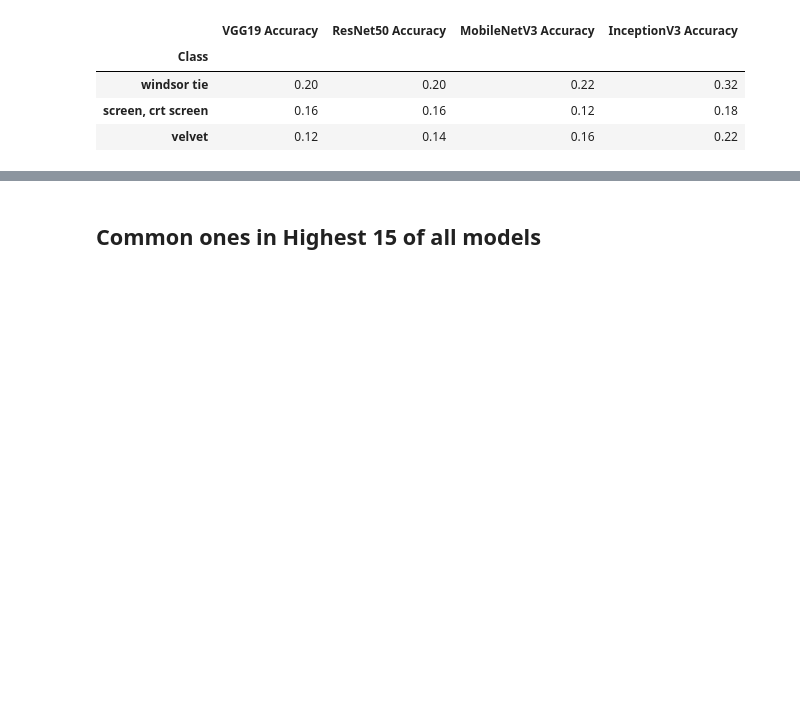
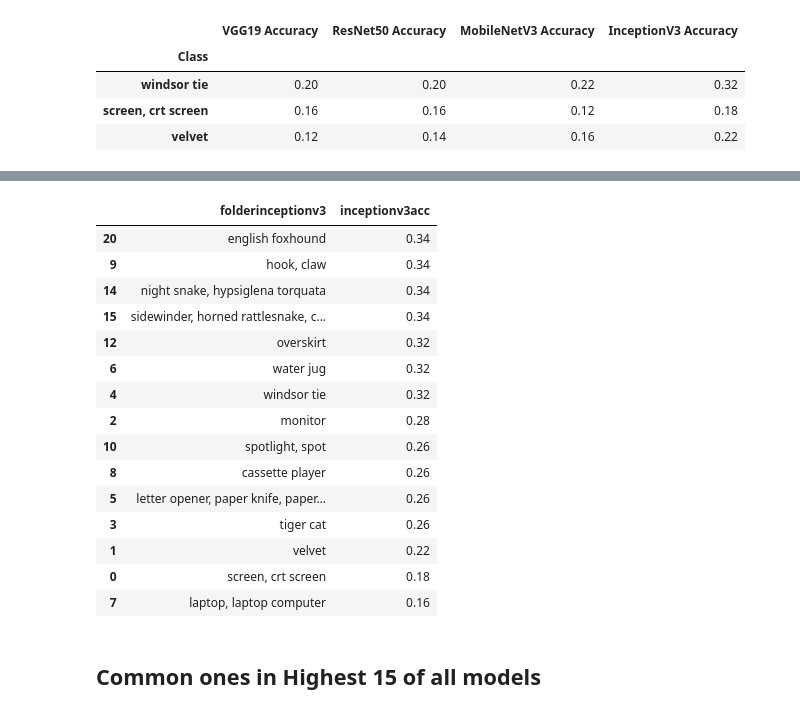
Before and after one commit to Khushi-MA/EIS, a Jupyter notebook: file1.ipynb, the cells around one changed output, grey strips where cells are left out. Cells and saved outputs as stored; diff of their text form; code cells hidden in the pictures; blank space fills up the shorter version.

```diff
--- a/file1.ipynb
+++ b/file1.ipynb
@@ -203,3 +254,22 @@ common_classes_df
+# %%
+df_4_lowest_15[['folderinceptionv3', 'inceptionv3acc']]
+# %% [output]
+|  | folderinceptionv3 | inceptionv3acc |
+| 20 | english foxhound | 0.34 |
+| 9 | hook, claw | 0.34 |
+| 14 | night snake, hypsiglena torquata | 0.34 |
+| 15 | sidewinder, horned rattlesnake, c... | 0.34 |
+| 12 | overskirt | 0.32 |
+| 6 | water jug | 0.32 |
+| 4 | windsor tie | 0.32 |
+| 2 | monitor | 0.28 |
+| 10 | spotlight, spot | 0.26 |
+| 8 | cassette player | 0.26 |
+| 5 | letter opener, paper knife, paper... | 0.26 |
+| 3 | tiger cat | 0.26 |
+| 1 | velvet | 0.22 |
+| 0 | screen, crt screen | 0.18 |
+| 7 | laptop, laptop computer | 0.16 |
 # %% [markdown]
 ## Common ones in Highest 15 of all models
 # %%
```
Also changed, not shown: parts of 10 cells of this notebook.
